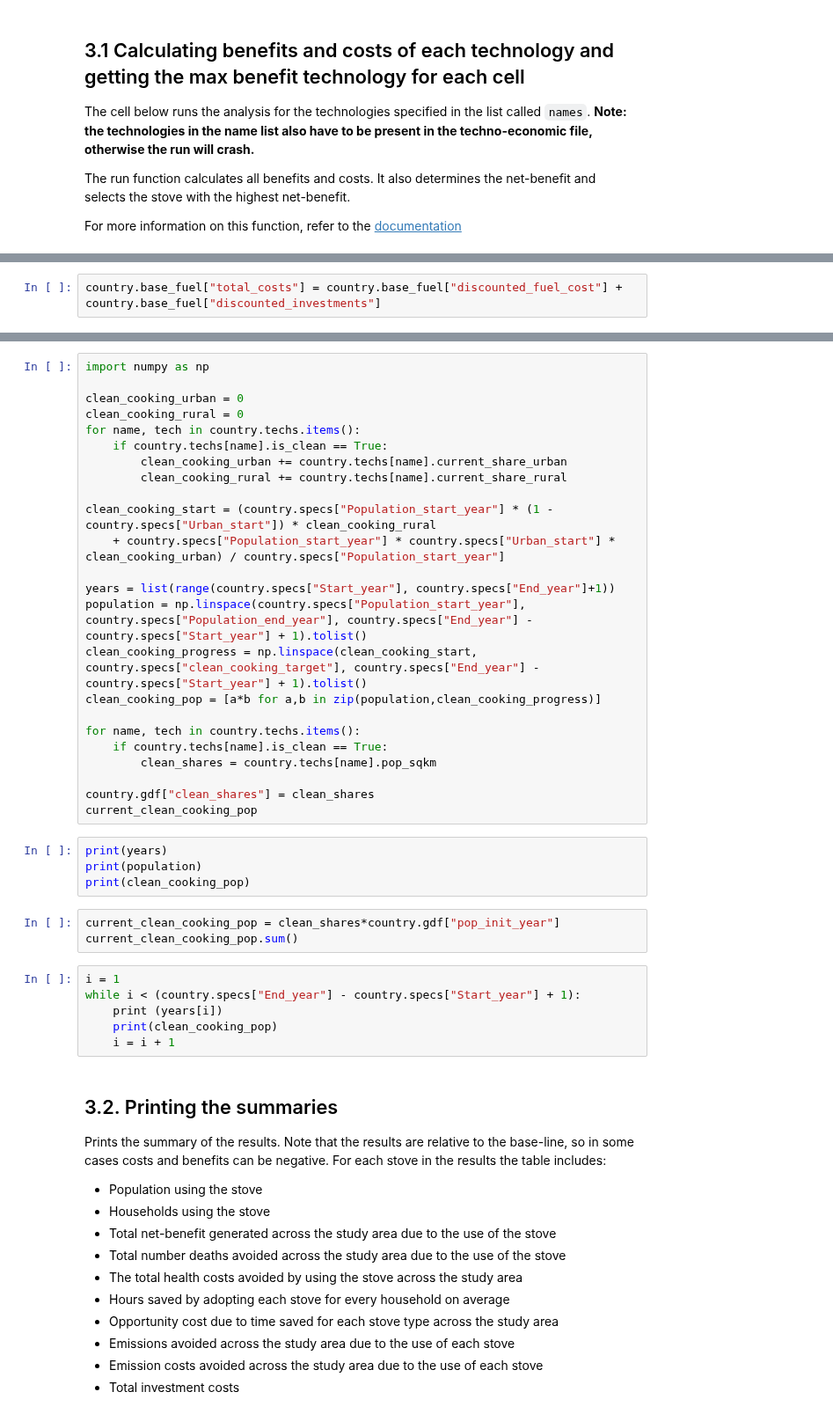
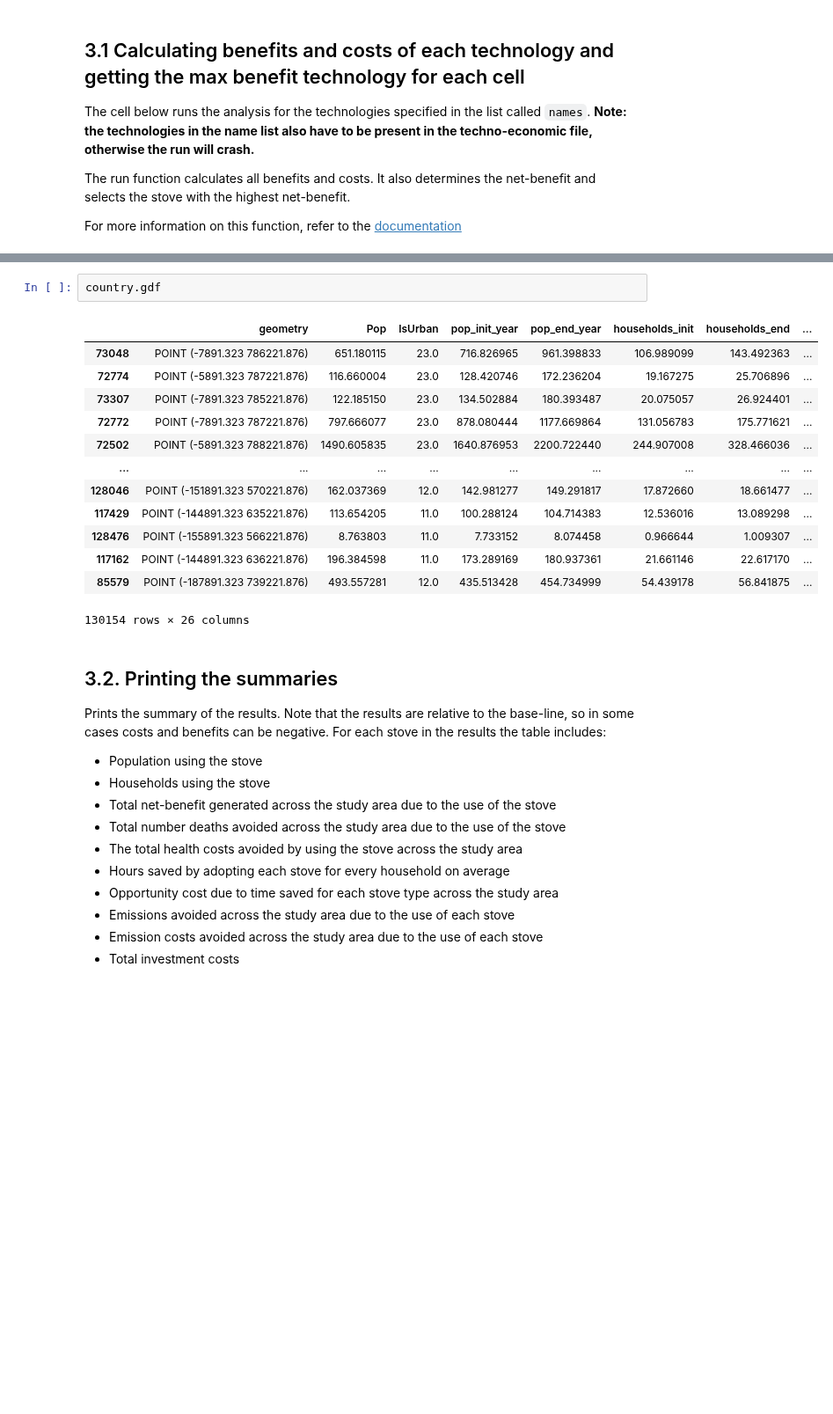
Before and after one commit to Open-Source-Spatial-Clean-Cooking-Tool/OnStove, a Jupyter notebook: example/OnStove_notebook.ipynb, the cells around one changed output, grey strips where cells are left out. Shown at 88% size. Cells and saved outputs as stored; diff of their text form; blank space fills up the shorter version.

```diff
--- a/example/OnStove_notebook.ipynb
+++ b/example/OnStove_notebook.ipynb
@@ -433,5 +433,3 @@ country.gdf.to_file("test.shp")
-# %%
-country.base_fuel["total_costs"] = country.base_fuel["discounted_fuel_cost"] + country.base_fuel["discounted_investments"]
 # %%
 from pprint import pprint
 pprint(vars(country.base_fuel))
@@ -453,43 +451,22 @@ pprint(vars(country.base_fuel))
 130153    1115.414407
 Length: 130154, dtype: float64,
  'transport_cost': 0}
-# %%
-import numpy as np
-
-clean_cooking_urban = 0
-clean_cooking_rural = 0
-for name, tech in country.techs.items():
-    if country.techs[name].is_clean == True:
-        clean_cooking_urban += country.techs[name].current_share_urban
-        clean_cooking_rural += country.techs[name].current_share_rural
-
-clean_cooking_start = (country.specs["Population_start_year"] * (1 - country.specs["Urban_start"]) * clean_cooking_rural
-    + country.specs["Population_start_year"] * country.specs["Urban_start"] * clean_cooking_urban) / country.specs["Population_start_year"]
-
-years = list(range(country.specs["Start_year"], country.specs["End_year"]+1))
-population = np.linspace(country.specs["Population_start_year"], country.specs["Population_end_year"], country.specs["End_year"] - country.specs["Start_year"] + 1).tolist()
-clean_cooking_progress = np.linspace(clean_cooking_start, country.specs["clean_cooking_target"], country.specs["End_year"] - country.specs["Start_year"] + 1).tolist()
-clean_cooking_pop = [a*b for a,b in zip(population,clean_cooking_progress)]
-
-for name, tech in country.techs.items():
-    if country.techs[name].is_clean == True:
-        clean_shares = country.techs[name].pop_sqkm
-
-country.gdf["clean_shares"] = clean_shares
-current_clean_cooking_pop
-# %%
-print(years)
-print(population)
-print(clean_cooking_pop)
-# %%
-current_clean_cooking_pop = clean_shares*country.gdf["pop_init_year"]
-current_clean_cooking_pop.sum()
-# %%
-i = 1
-while i < (country.specs["End_year"] - country.specs["Start_year"] + 1):
-    print (years[i])
-    print(clean_cooking_pop)
-    i = i + 1
+# %%
+country.gdf
+# %% [output]
+|  | geometry | Pop | IsUrban | pop_init_year | pop_end_year | households_init | households_end | ... |
+| 73048 | POINT (-7891.323 786221.876) | 651.180115 | 23.0 | 716.826965 | 961.398833 | 106.989099 | 143.492363 | ... |
+| 72774 | POINT (-5891.323 787221.876) | 116.660004 | 23.0 | 128.420746 | 172.236204 | 19.167275 | 25.706896 | ... |
+| 73307 | POINT (-7891.323 785221.876) | 122.185150 | 23.0 | 134.502884 | 180.393487 | 20.075057 | 26.924401 | ... |
+| 72772 | POINT (-7891.323 787221.876) | 797.666077 | 23.0 | 878.080444 | 1177.669864 | 131.056783 | 175.771621 | ... |
+| 72502 | POINT (-5891.323 788221.876) | 1490.605835 | 23.0 | 1640.876953 | 2200.722440 | 244.907008 | 328.466036 | ... |
+| ... | ... | ... | ... | ... | ... | ... | ... | ... |
+| 128046 | POINT (-151891.323 570221.876) | 162.037369 | 12.0 | 142.981277 | 149.291817 | 17.872660 | 18.661477 | ... |
+| 117429 | POINT (-144891.323 635221.876) | 113.654205 | 11.0 | 100.288124 | 104.714383 | 12.536016 | 13.089298 | ... |
+| 128476 | POINT (-155891.323 566221.876) | 8.763803 | 11.0 | 7.733152 | 8.074458 | 0.966644 | 1.009307 | ... |
+| 117162 | POINT (-144891.323 636221.876) | 196.384598 | 11.0 | 173.289169 | 180.937361 | 21.661146 | 22.617170 | ... |
+| 85579 | POINT (-187891.323 739221.876) | 493.557281 | 12.0 | 435.513428 | 454.734999 | 54.439178 | 56.841875 | ... |
+130154 rows × 26 columns
 # %% [markdown]
 ## 3.2. Printing the summaries
 
```
Also changed, not shown: parts of 4 cells of this notebook, 2 other files.
